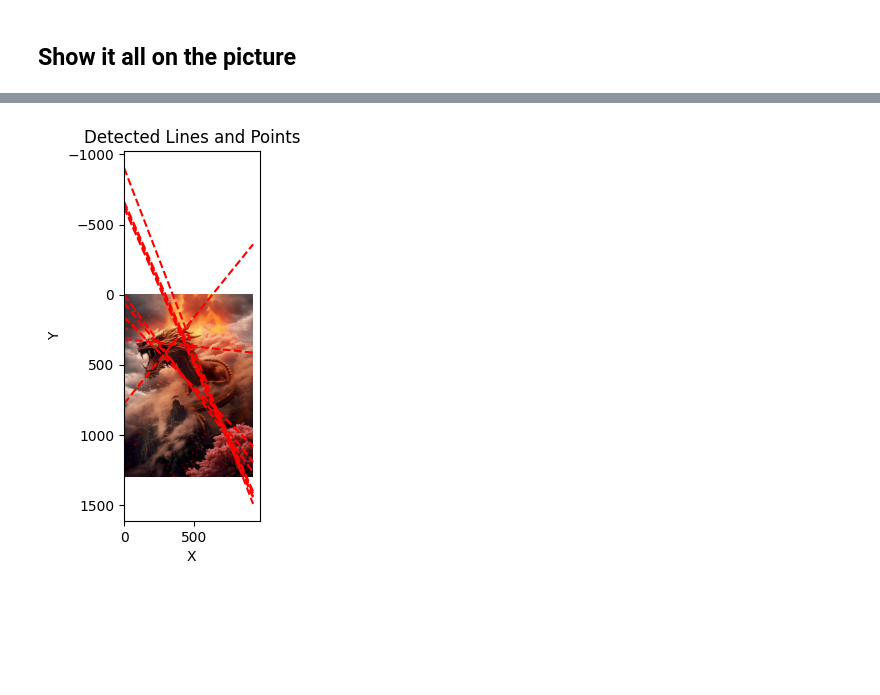
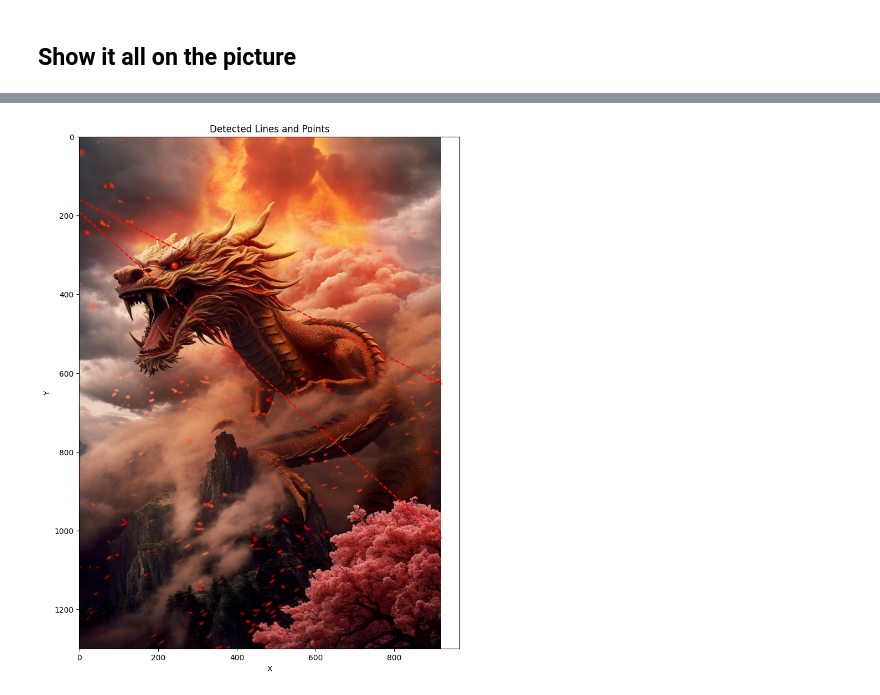
Before and after one commit to isaacGrinboim/Geometry---Hough-and-Canny, a Jupyter notebook: demo.ipynb, the cells around one changed output, grey strips where cells are left out. Cells and saved outputs as stored; diff of their text form; code cells hidden in the pictures; blank space fills up the shorter version.

```diff
--- a/demo.ipynb
+++ b/demo.ipynb
@@ -365,7 +380,7 @@ plot_hough_accumulator(accumulator, thetas, rhos)
 # %%
-num_lines = 10  # Number of lines to show
+num_lines = 2  # Number of lines to show
 lines = get_hough_lines(accumulator, thetas, rhos, num_lines)
 x_max, y_max = gray_image.shape[1], gray_image.shape[0]
-plot_lines_on_image(x_points, y_points, lines, x_max, y_max, (120,120), False)
+plot_lines_on_image(x_points, y_points, lines, x_max, y_max, (12,12), False)
 # %% [output]
-[figure, old version]
+[figure, new version]
```
Also changed, not shown: parts of 7 cells of this notebook, 1 other file.
